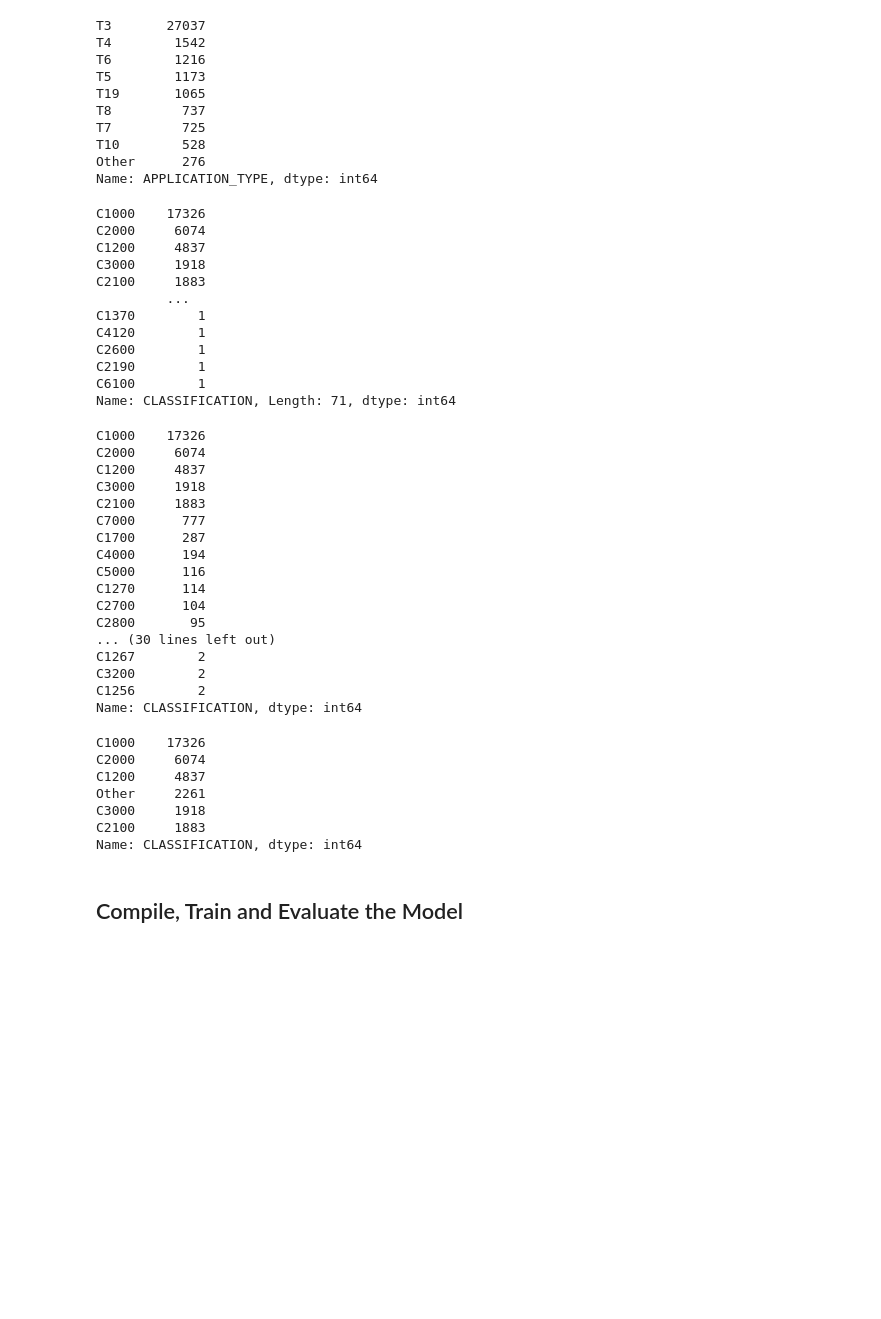
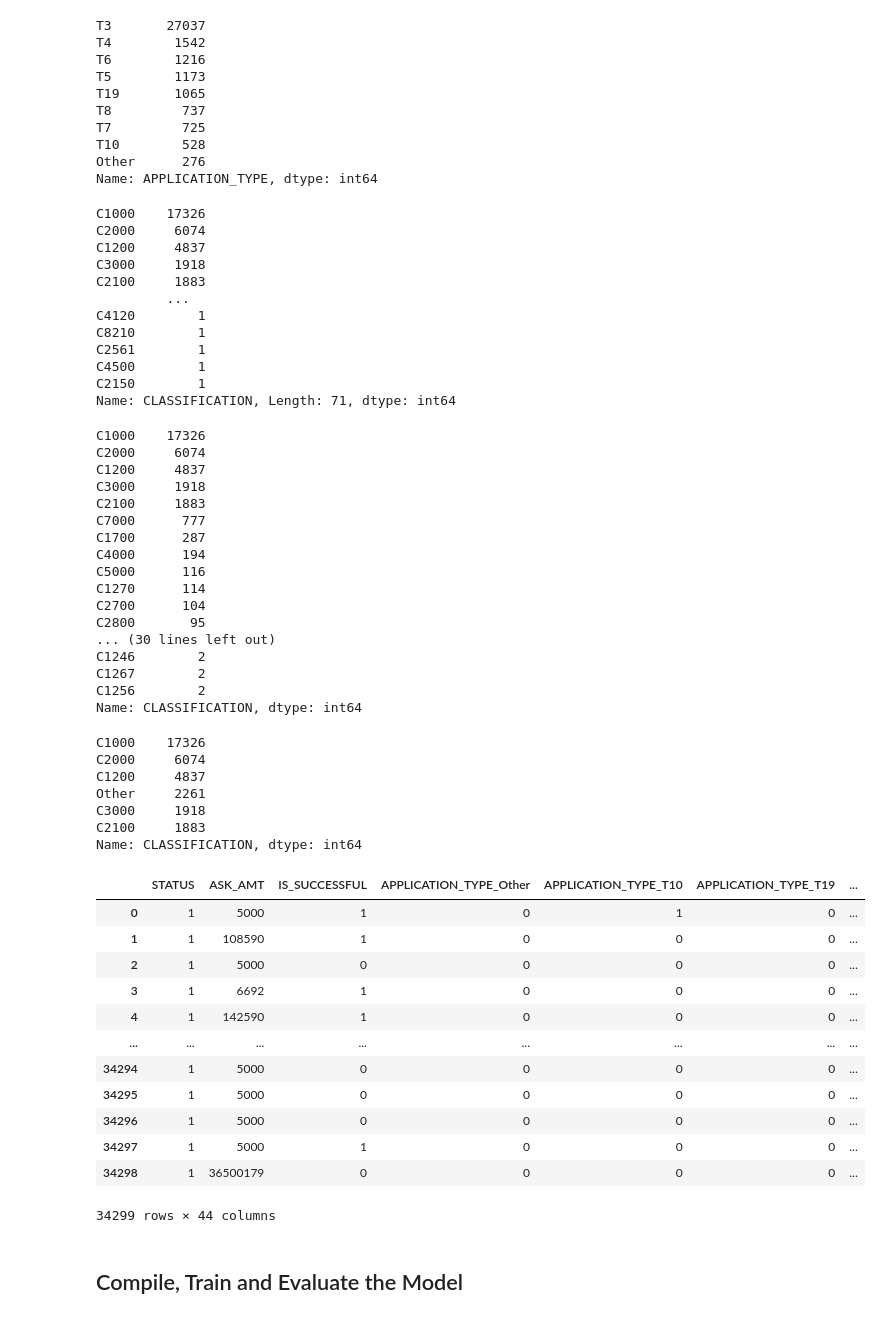
Before and after one commit to Lilydales/deep-learning-challenge, a Jupyter notebook: deep learning/charity_deep_learning.ipynb, the cells around one changed output. Cells and saved outputs as stored; diff of their text form; code cells hidden in the pictures; blank space fills up the shorter version.

```diff
--- a/deep learning/charity_deep_learning.ipynb
+++ b/deep learning/charity_deep_learning.ipynb
@@ -64,7 +64,7 @@ Name: APPLICATION_TYPE, dtype: int64
 # Choose a cutoff value and create a list of application types to be replaced
 # use the variable name `application_types_to_replace`
 application_types_to_replace=[
-    'T9','T13','T12','T2',
+    'T9','T13','T12','T2','T25','T14','T29','T15','T17'
 ]
 
 # Replace in dataframe
@@ -86,7 +86,8 @@ Other      276
 Name: APPLICATION_TYPE, dtype: int64
 # %%
 # Look at CLASSIFICATION value counts for binning
-#  YOUR CODE GOES HERE
+classification_counts = application_df['CLASSIFICATION'].value_counts()
+classification_counts
 # %% [output]
 C1000    17326
 C2000     6074
@@ -94,15 +95,16 @@ C1200     4837
 C3000     1918
 C2100     1883
          ...
-C1370        1
 C4120        1
-C2600        1
-C2190        1
-C6100        1
+C8210        1
+C2561        1
+C4500        1
+C2150        1
 Name: CLASSIFICATION, Length: 71, dtype: int64
 # %%
 # You may find it helpful to look at CLASSIFICATION value counts >1
-#  YOUR CODE GOES HERE
+classification_higher_than_1_counts = classification_counts[classification_counts>1]
+classification_higher_than_1_counts
 # %% [output]
 C1000    17326
 C2000     6074
@@ -117,14 +119,14 @@ C1270      114
 C2700      104
 C2800       95
 ... (30 lines left out)
+C1246        2
 C1267        2
-C3200        2
 C1256        2
 Name: CLASSIFICATION, dtype: int64
 # %%
 # Choose a cutoff value and create a list of classifications to be replaced
 # use the variable name `classifications_to_replace`
-#  YOUR CODE GOES HERE
+classifications_to_replace= classification_counts[classification_counts<1883].index.tolist()
 
 # Replace in dataframe
 for cls in classifications_to_replace:
@@ -142,6 +144,22 @@ C2100     1883
 Name: CLASSIFICATION, dtype: int64
 # %%
 # Convert categorical data to numeric with `pd.get_dummies`
-#  YOUR CODE GOES HERE
+categorical_columns = ['APPLICATION_TYPE', 'AFFILIATION', 'CLASSIFICATION', 'USE_CASE', 'ORGANIZATION', 'INCOME_AMT', 'SPECIAL_CONSIDERATIONS']
+application_df=pd.get_dummies(application_df,columns=categorical_columns)
+application_df
+# %% [output]
+|  | STATUS | ASK_AMT | IS_SUCCESSFUL | APPLICATION_TYPE_Other | APPLICATION_TYPE_T10 | APPLICATION_TYPE_T19 | ... |
+| 0 | 1 | 5000 | 1 | 0 | 1 | 0 | ... |
+| 1 | 1 | 108590 | 1 | 0 | 0 | 0 | ... |
+| 2 | 1 | 5000 | 0 | 0 | 0 | 0 | ... |
+| 3 | 1 | 6692 | 1 | 0 | 0 | 0 | ... |
+| 4 | 1 | 142590 | 1 | 0 | 0 | 0 | ... |
+| ... | ... | ... | ... | ... | ... | ... | ... |
+| 34294 | 1 | 5000 | 0 | 0 | 0 | 0 | ... |
+| 34295 | 1 | 5000 | 0 | 0 | 0 | 0 | ... |
+| 34296 | 1 | 5000 | 0 | 0 | 0 | 0 | ... |
+| 34297 | 1 | 5000 | 1 | 0 | 0 | 0 | ... |
+| 34298 | 1 | 36500179 | 0 | 0 | 0 | 0 | ... |
+34299 rows × 44 columns
 # %%
 # Split our preprocessed data into our features and target arrays
```
Also changed, not shown: parts of 10 cells of this notebook, 2 other files.
